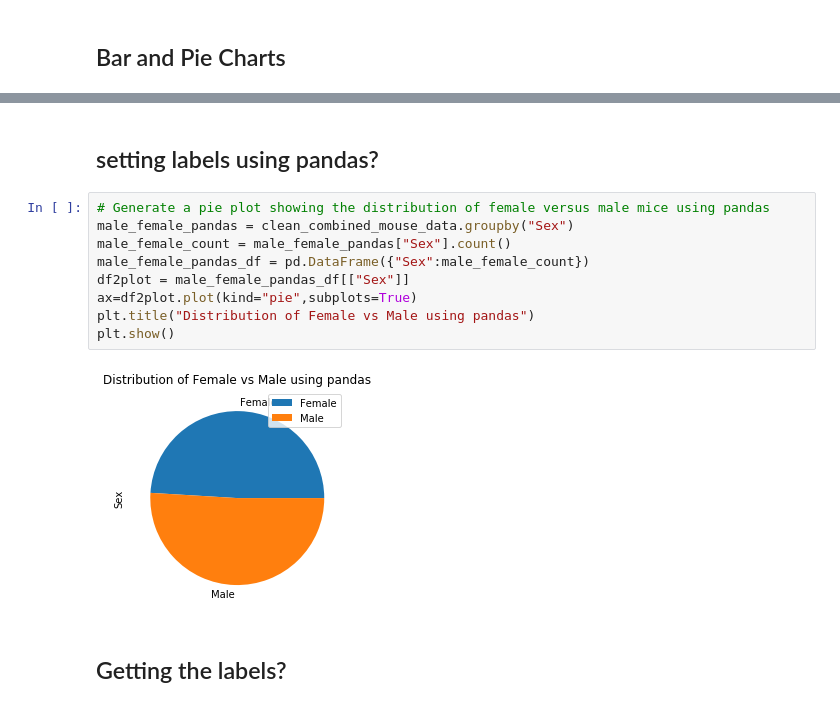
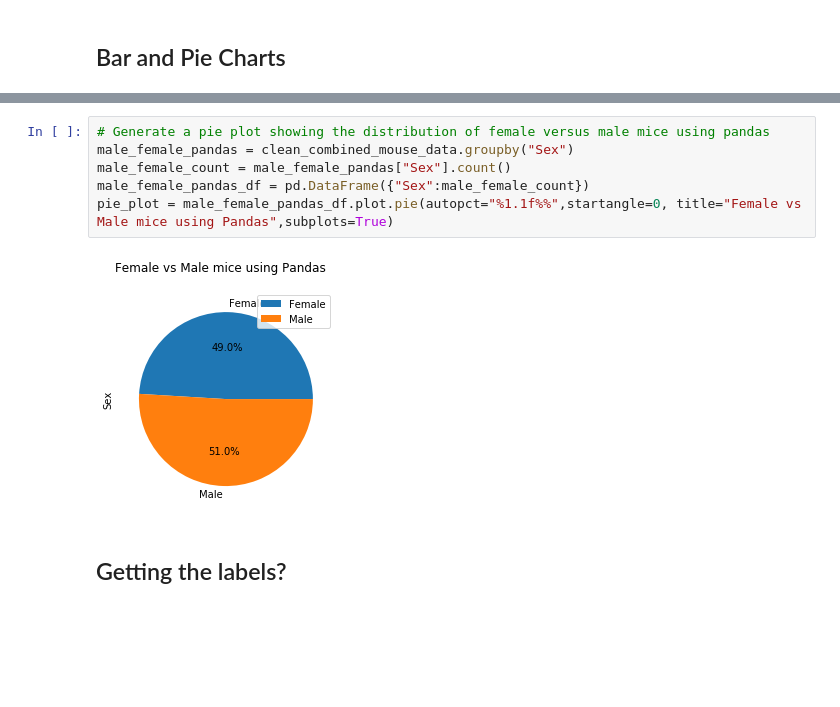
Before and after one commit to khartmann5/Matplotlib-Pymaceuticals, a Jupyter notebook: pymaceuticals_KH.ipynb, the cells around one changed output, grey strips where cells are left out. Cells and saved outputs as stored; diff of their text form; blank space fills up the shorter version.

```diff
--- a/pymaceuticals_KH.ipynb
+++ b/pymaceuticals_KH.ipynb
@@ -248,16 +219,11 @@ plt.show()
-# %% [markdown]
-## setting labels using pandas?
 # %%
 # Generate a pie plot showing the distribution of female versus male mice using pandas
 male_female_pandas = clean_combined_mouse_data.groupby("Sex")
 male_female_count = male_female_pandas["Sex"].count()
 male_female_pandas_df = pd.DataFrame({"Sex":male_female_count})
-df2plot = male_female_pandas_df[["Sex"]]
-ax=df2plot.plot(kind="pie",subplots=True)
-plt.title("Distribution of Female vs Male using pandas")
-plt.show()
+pie_plot = male_female_pandas_df.plot.pie(autopct="%1.1f%%",startangle=0, title="Female vs Male mice using Pandas",subplots=True)
 # %% [output]
-[figure, old version]
+[figure, new version]
 # %% [markdown]
 ## Getting the labels?
 # %%
```
Also changed, not shown: parts of 8 cells of this notebook.
